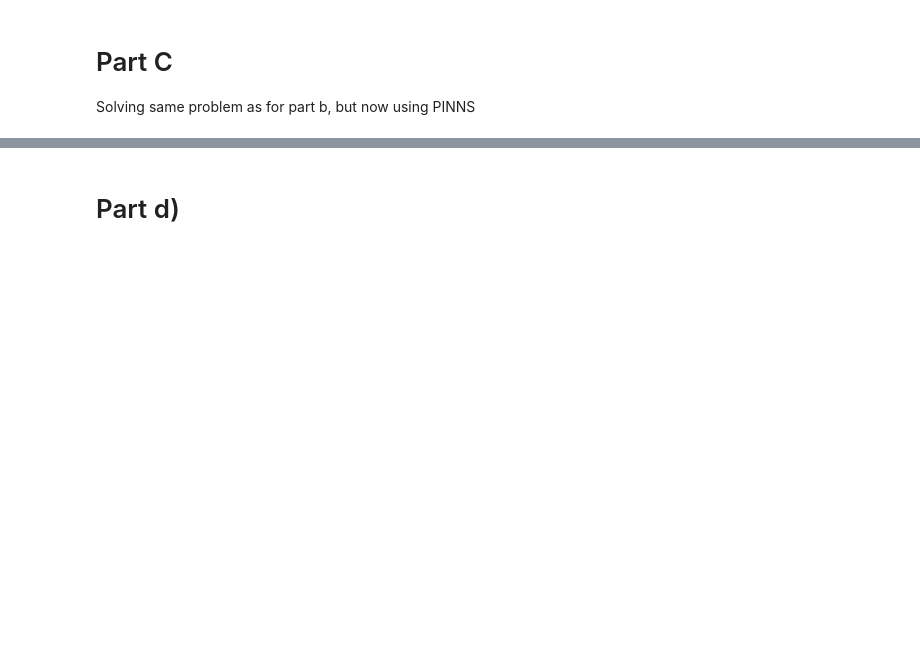
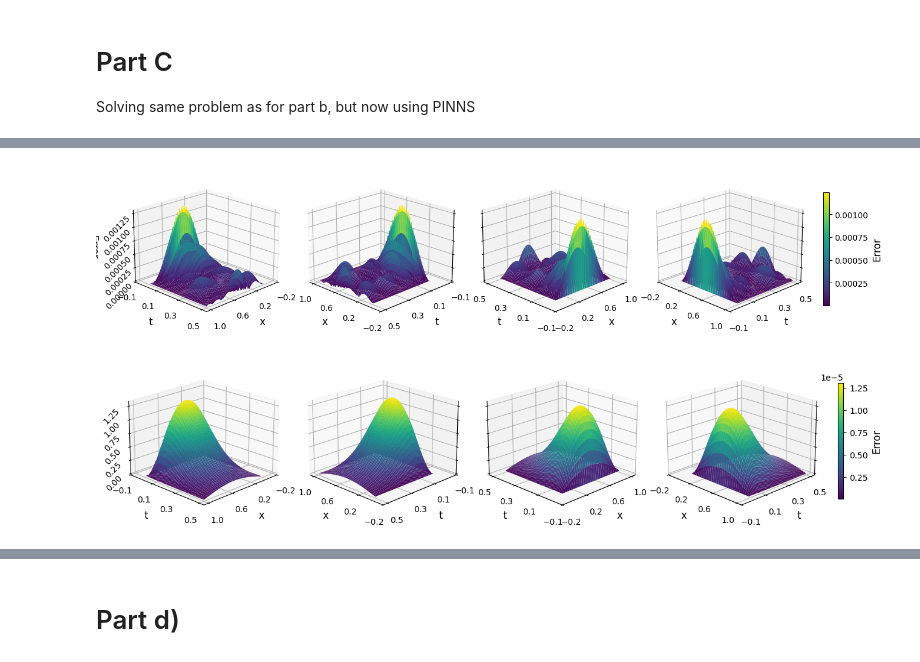
Before and after one commit to livelstorborg/FYS-STK4155, a Jupyter notebook: project3/code/notebooks/main.ipynb, the cells around one changed output, grey strips where cells are left out. Saved outputs shown, nothing was run; the diff lists cells and outputs as text; code cells hidden in the pictures; blank space fills up the shorter version.

```diff
--- a/project3/code/notebooks/main.ipynb
+++ b/project3/code/notebooks/main.ipynb
@@ -35,45 +35,37 @@ plot_scheme_errors_t2(errors, title=r"FD Absolute Errors at $\mathbf{{t_2 = 0.29
 # Part C
 Solving same problem as for part b, but now using PINNS
 # %%
-# ---------- Part c — PINN version of part b ----------
-Nx = 100
-T = 0.5
-
-_, x, t = fd_solve(Nx=Nx, T=T, alpha=0.4)
+u_fd, x, t = fd_solve(Nx=100, T=0.5, alpha=0.4)
+model, losses = train_pinn(
+    steps=5000, layers=[2, 32, 32, 32, 1], activations=[jnn.silu, jnn.silu, jnn.silu]
+)
+u_nn = evaluate_pinn(model, x, t)
 u_true = u_exact(x, t)
 
-t1, t2 = 0.07, 0.30
-i1 = jnp.argmin(jnp.abs(t - t1))
-i2 = jnp.argmin(jnp.abs(t - t2))
 
-model, losses = train_pinn(
-    layers=[2, 128, 128, 128, 128, 1],
-    steps=1000,
-    N_int=1000,
-    N_ic=200,
-    lambda_ic=1.0,
-    lambda_bc=1.0,
-    lr=1e-3,
-    nu=1.0,
+error_nn = np.abs(u_nn - u_true)
+error_fd = np.abs(u_fd - u_true)
+
+rotations = [45, 135, 225, 315]
+
+pinn_surfaces = [error_nn for _ in rotations]
+fd_surfaces = [error_fd for _ in rotations]
+
+subplot_3d_surface(
+    x,
+    t,
+    pinn_surfaces,
+    elev=20,
+    azims=rotations,
+    save_path="../figs/error_surface_pinn.pdf",
 )
 
-u_pinn, _, _, _ = compare_nn_and_exact(model, Nx=Nx, T=T, return_only=True)
-
-
-plot_solution(
+subplot_3d_surface(
     x,
-    u_pinn[i1],
-    u_true[i1],
-    title=rf"PINN vs exact at t_1 \approx {float(t[i1]):.3f}",
+    t,
+    fd_surfaces,
+    elev=20,
+    azims=rotations,
+    save_path="../figs/error_surface_fd.pdf",
 )
-
-plot_solution(
-    x,
-    u_pinn[i2],
-    u_true[i2],
-    title=rf"PINN vs exact at t_2 \approx {float(t[i2]):.3f}",
-)
-
-compare_nn_and_exact(model, Nx=Nx, T=T)
-
-plot_training_loss(losses)
+# %% [output]
@@ -79,0 +83,2 @@ plot_training_loss(losses)
+[figure, added]
+[figure, added]
```
Also changed, not shown: parts of 3 cells of this notebook.
